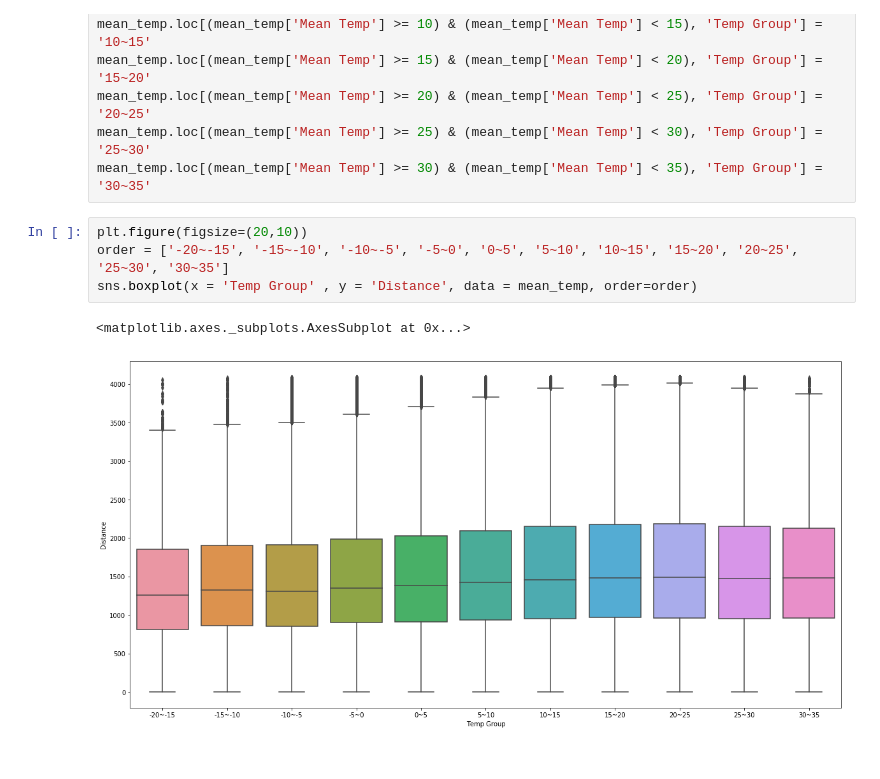
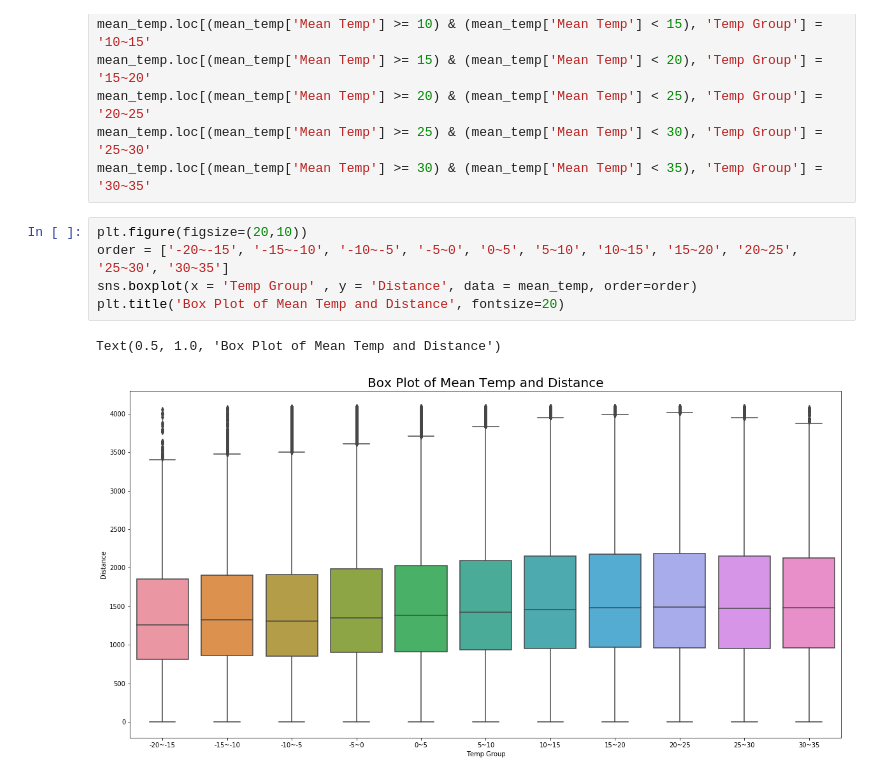
Before and after one commit to candisss/toronto_bikeshare, a Jupyter notebook: Finished.ipynb, the cells around one changed output. Cells and saved outputs as stored; diff of their text form.

```diff
--- a/Finished.ipynb
+++ b/Finished.ipynb
@@ -397,7 +446,8 @@ mean_temp.loc[(mean_temp['Mean Temp'] >= 30) & (mean_temp['Mean Temp'] < 35), 'T
 # %%
 plt.figure(figsize=(20,10))
 order = ['-20~-15', '-15~-10', '-10~-5', '-5~0', '0~5', '5~10', '10~15', '15~20', '20~25', '25~30', '30~35']
 sns.boxplot(x = 'Temp Group' , y = 'Distance', data = mean_temp, order=order)
+plt.title('Box Plot of Mean Temp and Distance', fontsize=20)
 # %% [output]
-<matplotlib.axes._subplots.AxesSubplot at 0x...>
+Text(0.5, 1.0, 'Box Plot of Mean Temp and Distance')
-[figure, old version]
+[figure, new version]
```
Also changed, not shown: parts of 34 cells of this notebook.
